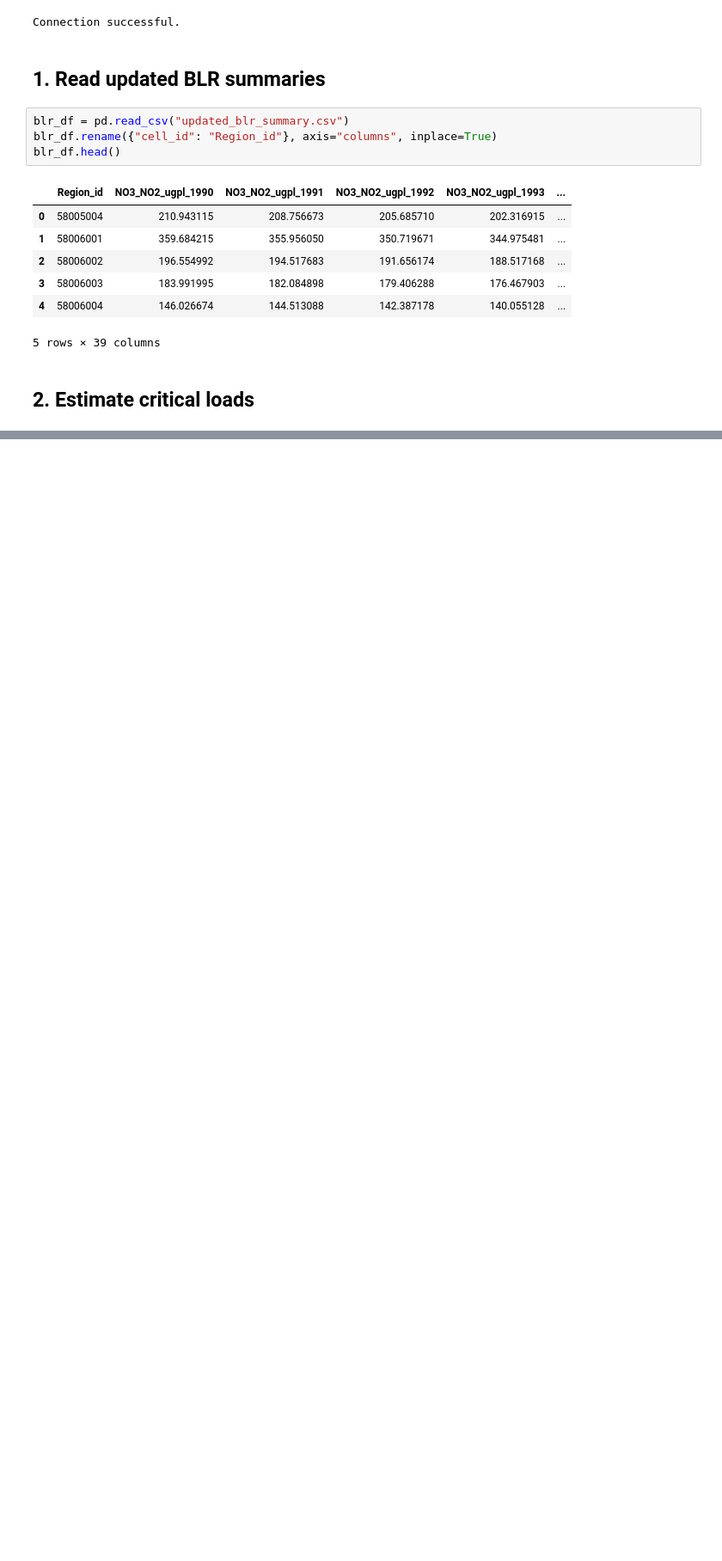
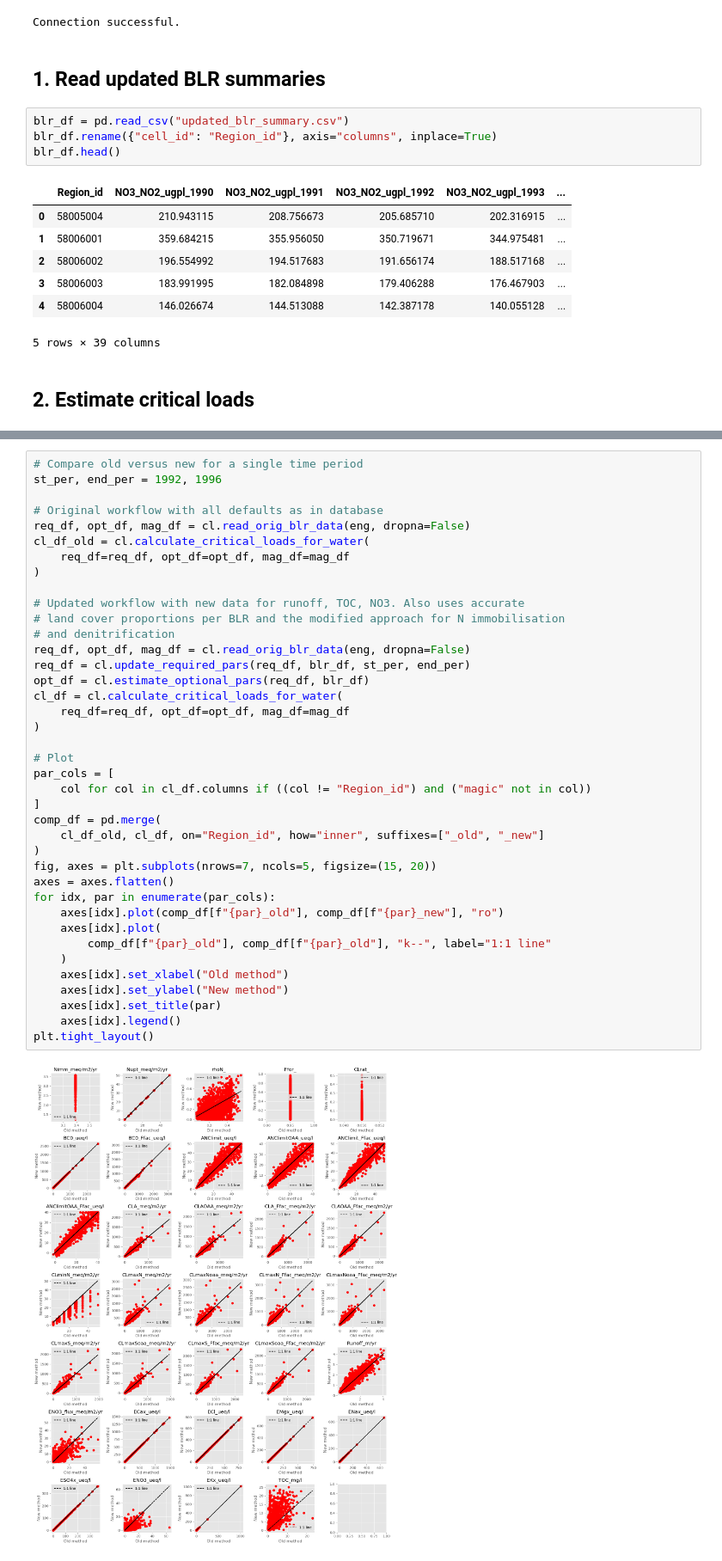
Before and after one commit to JamesSample/critical_loads_2, a Jupyter notebook: notebooks/gams_spatial_temporal_interp/03_generate_inputs.ipynb, the cells around one changed output, grey strips where cells are left out. Shown at 86% size. Saved outputs shown, nothing was run; the diff lists cells and outputs as text; blank space fills up the shorter version.

Commit message:
Re-run workflow

```diff
--- a/notebooks/gams_spatial_temporal_interp/03_generate_inputs.ipynb
+++ b/notebooks/gams_spatial_temporal_interp/03_generate_inputs.ipynb
@@ -102,0 +69,41 @@ req_df.describe()
+# %%
+# Compare old versus new for a single time period
+st_per, end_per = 1992, 1996
+
+# Original workflow with all defaults as in database
+req_df, opt_df, mag_df = cl.read_orig_blr_data(eng, dropna=False)
+cl_df_old = cl.calculate_critical_loads_for_water(
+    req_df=req_df, opt_df=opt_df, mag_df=mag_df
+)
+
+# Updated workflow with new data for runoff, TOC, NO3. Also uses accurate
+# land cover proportions per BLR and the modified approach for N immobilisation
+# and denitrification
+req_df, opt_df, mag_df = cl.read_orig_blr_data(eng, dropna=False)
+req_df = cl.update_required_pars(req_df, blr_df, st_per, end_per)
+opt_df = cl.estimate_optional_pars(req_df, blr_df)
+cl_df = cl.calculate_critical_loads_for_water(
+    req_df=req_df, opt_df=opt_df, mag_df=mag_df
+)
+
+# Plot
+par_cols = [
+    col for col in cl_df.columns if ((col != "Region_id") and ("magic" not in col))
+]
+comp_df = pd.merge(
+    cl_df_old, cl_df, on="Region_id", how="inner", suffixes=["_old", "_new"]
+)
+fig, axes = plt.subplots(nrows=7, ncols=5, figsize=(15, 20))
+axes = axes.flatten()
+for idx, par in enumerate(par_cols):
+    axes[idx].plot(comp_df[f"{par}_old"], comp_df[f"{par}_new"], "ro")
+    axes[idx].plot(
+        comp_df[f"{par}_old"], comp_df[f"{par}_old"], "k--", label="1:1 line"
+    )
+    axes[idx].set_xlabel("Old method")
+    axes[idx].set_ylabel("New method")
+    axes[idx].set_title(par)
+    axes[idx].legend()
+plt.tight_layout()
+# %% [output]
+[figure, added]
```
Also changed, not shown: parts of 6 cells of this notebook, 4 other files.
